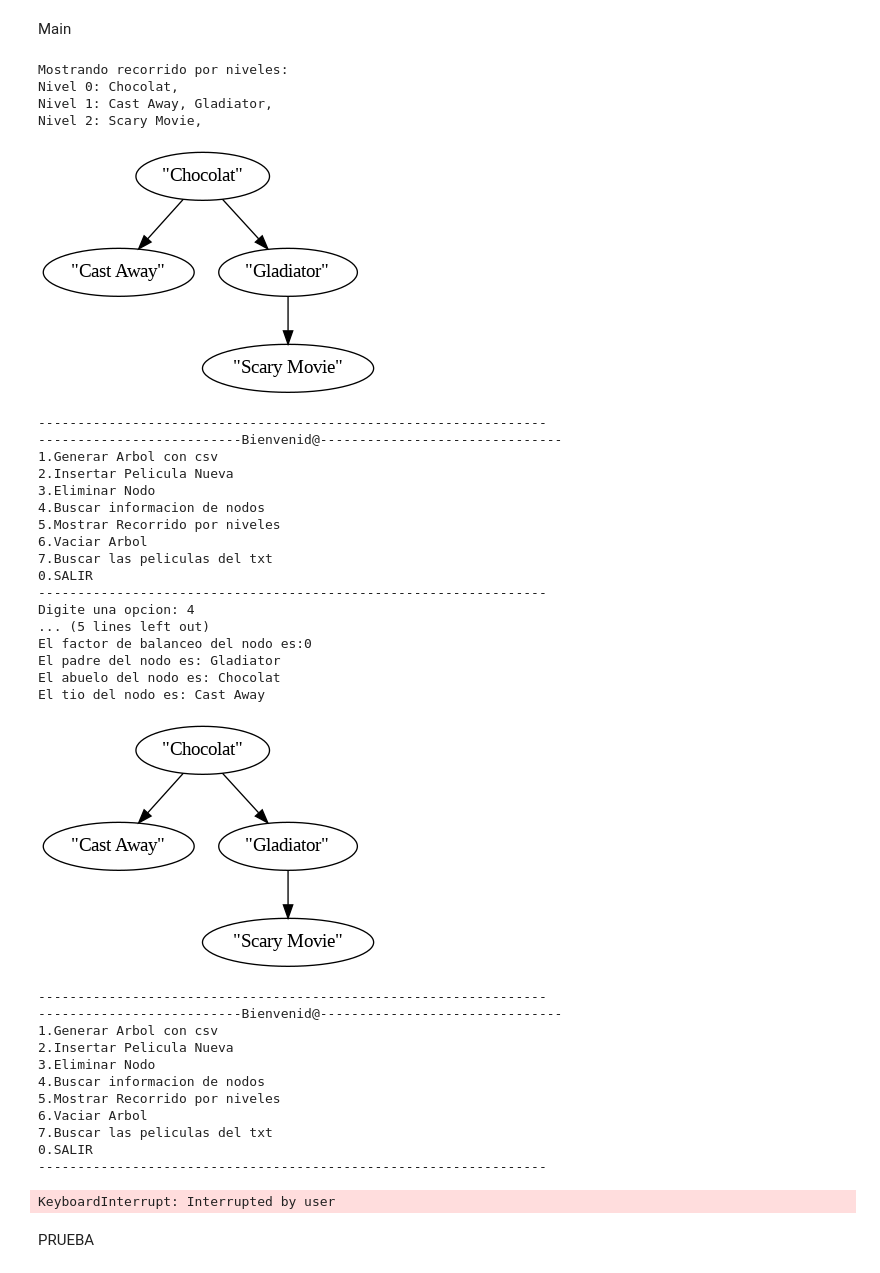
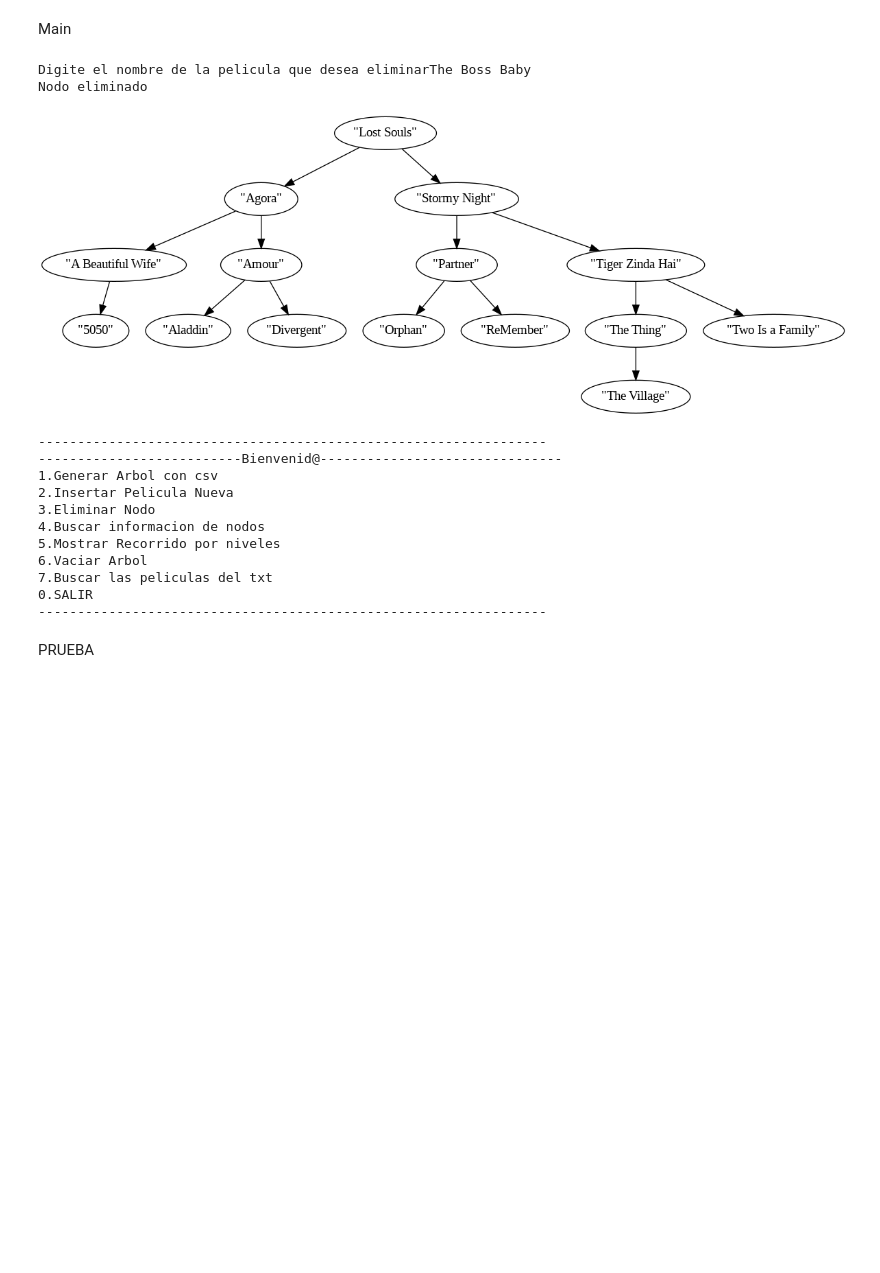
Before and after one commit to Vargasalejandro/EDD2-Lab1, a Jupyter notebook: Lab1_EDD2_.ipynb, the cells around one changed output. Cells and saved outputs as stored; diff of their text form; code cells hidden in the pictures; blank space fills up the shorter version.

```diff
--- a/Lab1_EDD2_.ipynb
+++ b/Lab1_EDD2_.ipynb
@@ -569,9 +574,10 @@ Main
 # %%
 opt=1#Entrar en el ciclo del meno
 tree=Tree()
-listaTXT=cargaTXT("/content/drive/MyDrive/test.txt")
+listaTXT=cargaTXT("/content/drive/MyDrive/test_movies.txt")
 peliculas=insertarTitulos("/content/drive/MyDrive/dataset_movies.csv",listaTXT)
 while(opt != 0):
+
   print("--------------------------Bienvenid@-------------------------------")
   print("1.Generar Arbol con csv")
   print("2.Insertar Pelicula Nueva")
@@ -622,6 +628,7 @@ while(opt != 0):
       print("La pelicula no existe en el arbol")#No existe, no se puede eliminar
 
   if(opt == 4):
+    node=None
     print("1. Un nodo en especifico")
     print("2. Busqueda especial de nodos")
     #Leer el tipo de busqueda deseado
@@ -648,38 +655,36 @@ while(opt != 0):
         node=tree.lookup(results[opt-1].title)#Buscarlo en el arbol
         tree.showInfo(node)#Mostrar su informacion
       else:
         print("No se encotraron nodos que cumplan con esos parametros")
     #Reestablecer opcion
     opt= 4
   if (opt == 5):
     clear_output(wait=True)
     recorrido=tree.recorridoNiveles()#Obtener recorrido por niveles
     if not recorrido:
       print("El árbol no tiene nodos")#Si la lista esta vacia entonces no hay nodos en el arbol
     else:
       print("Mostrando recorrido por niveles:")
       for nivel in recorrido:#Si hay nodos en el arbol, se muestran los nodos en cada nivel
         index = recorrido.index(nivel)#Nivel actual
         nivel_str = ""
         for titulo in nivel:#Nodos del nivel actual
             nivel_str += titulo + ", "
         print(f"Nivel {index}: {nivel_str.strip()}")#Mostrar el nivel actual y sus nodos
   if (opt == 6):
     clear_output(wait=True)
     tree=Tree()#A "tree" se le asigna un nuevo arbol que esta vacio
   if(opt==7):
     for pelicula in peliculas:
       tree.insert(pelicula)
 
 
   render_and_display(tree)#Obtener y mostrar representacion grafica del arbol
   print("-----------------------------------------------------------------")
 # %% [output]
-Mostrando recorrido por niveles:
-Nivel 0: Chocolat,
-Nivel 1: Cast Away, Gladiator,
-Nivel 2: Scary Movie,
+Digite el nombre de la pelicula que desea eliminarThe Boss Baby
+Nodo eliminado
-[figure, old version]
+[figure, new version]
 -----------------------------------------------------------------
 --------------------------Bienvenid@-------------------------------
 1.Generar Arbol con csv
@@ -691,25 +696,6 @@ Nivel 2: Scary Movie,
 7.Buscar las peliculas del txt
 0.SALIR
 -----------------------------------------------------------------
-Digite una opcion: 4
-... (5 lines left out)
-El factor de balanceo del nodo es:0
-El padre del nodo es: Gladiator
-El abuelo del nodo es: Chocolat
-El tio del nodo es: Cast Away
-[figure, removed]
------------------------------------------------------------------
---------------------------Bienvenid@-------------------------------
-1.Generar Arbol con csv
-2.Insertar Pelicula Nueva
-3.Eliminar Nodo
-4.Buscar informacion de nodos
-5.Mostrar Recorrido por niveles
-6.Vaciar Arbol
-7.Buscar las peliculas del txt
-0.SALIR
------------------------------------------------------------------
-KeyboardInterrupt: Interrupted by user
 # %% [markdown]
 PRUEBA
 # %%
```
Also changed, not shown: parts of 1 cell of this notebook.
